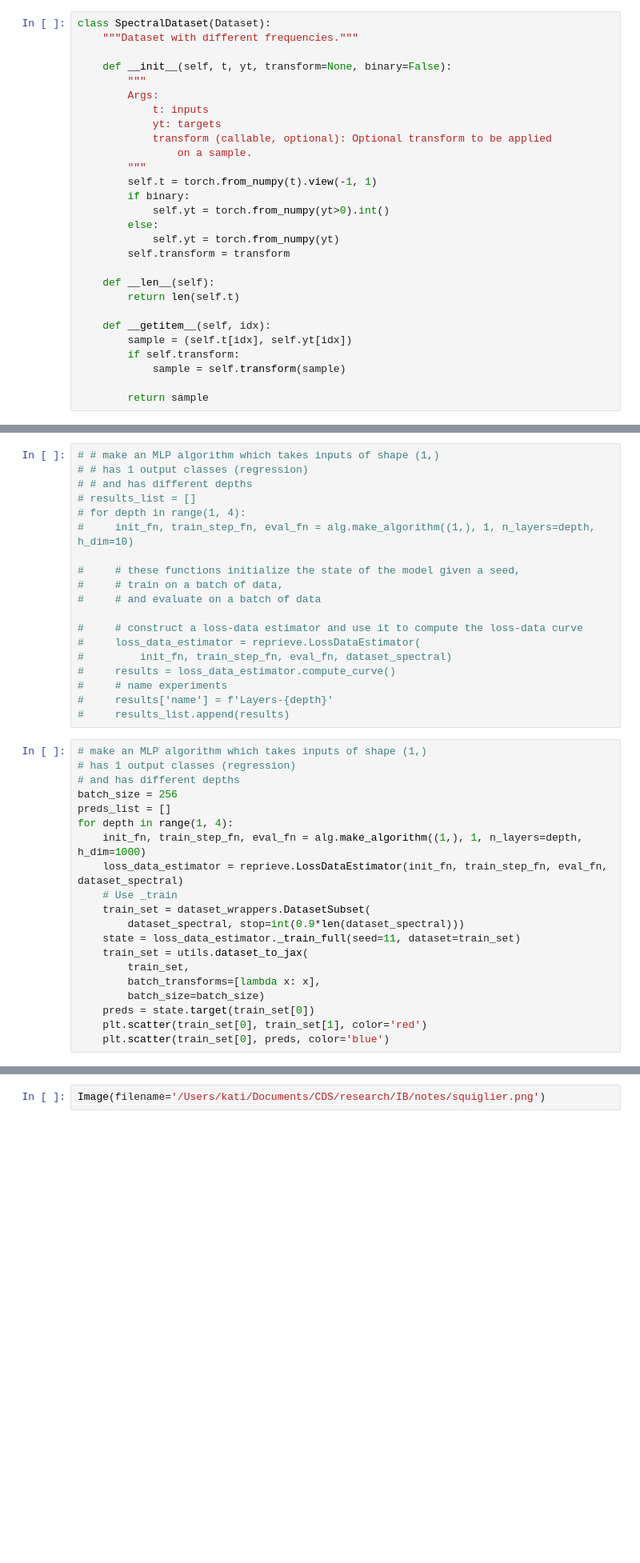
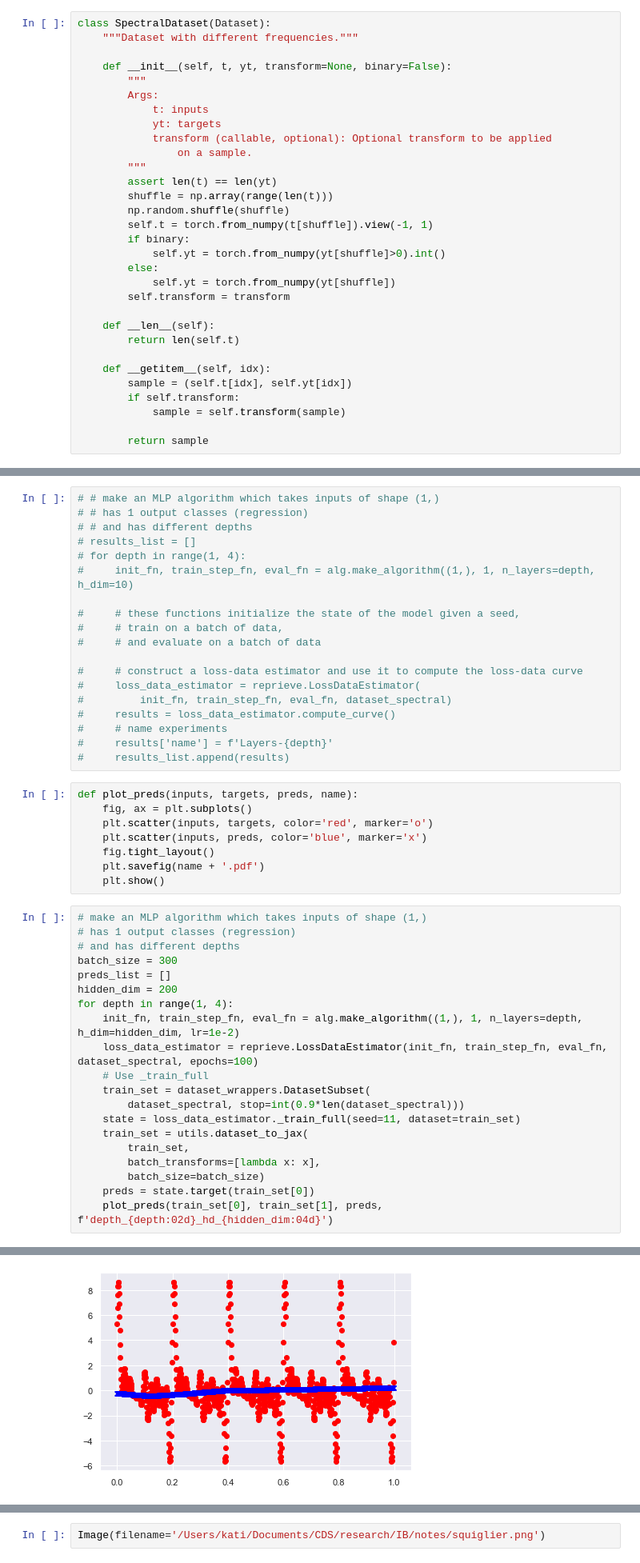
Before and after one commit to kevtimova/reprieve, a Jupyter notebook: examples/example-spectral.ipynb, the cells around one changed output, grey strips where cells are left out. Shown at 80% size. Cells and saved outputs as stored; diff of their text form; blank space fills up the shorter version.

Commit message:
plotting the predicitons

```diff
--- a/examples/example-spectral.ipynb
+++ b/examples/example-spectral.ipynb
@@ -58,11 +63,14 @@ class SpectralDataset(Dataset):
             transform (callable, optional): Optional transform to be applied
                 on a sample.
         """
-        self.t = torch.from_numpy(t).view(-1, 1)
+        assert len(t) == len(yt)
+        shuffle = np.array(range(len(t)))
+        np.random.shuffle(shuffle)
+        self.t = torch.from_numpy(t[shuffle]).view(-1, 1)
         if binary:
-            self.yt = torch.from_numpy(yt>0).int()
+            self.yt = torch.from_numpy(yt[shuffle]>0).int()
         else:
-            self.yt = torch.from_numpy(yt)
+            self.yt = torch.from_numpy(yt[shuffle])
         self.transform = transform
 
     def __len__(self):
@@ -143,16 +151,25 @@ len(dataset_spectral)
 #     # name experiments
 #     results['name'] = f'Layers-{depth}'
 #     results_list.append(results)
+# %%
+def plot_preds(inputs, targets, preds, name):
+    fig, ax = plt.subplots()
+    plt.scatter(inputs, targets, color='red', marker='o')
+    plt.scatter(inputs, preds, color='blue', marker='x')
+    fig.tight_layout()
+    plt.savefig(name + '.pdf')
+    plt.show()
 # %%
 # make an MLP algorithm which takes inputs of shape (1,)
 # has 1 output classes (regression)
 # and has different depths
-batch_size = 256
+batch_size = 300
 preds_list = []
+hidden_dim = 200
 for depth in range(1, 4):
-    init_fn, train_step_fn, eval_fn = alg.make_algorithm((1,), 1, n_layers=depth, h_dim=1000)
-    loss_data_estimator = reprieve.LossDataEstimator(init_fn, train_step_fn, eval_fn, dataset_spectral)
-    # Use _train
+    init_fn, train_step_fn, eval_fn = alg.make_algorithm((1,), 1, n_layers=depth, h_dim=hidden_dim, lr=1e-2)
+    loss_data_estimator = reprieve.LossDataEstimator(init_fn, train_step_fn, eval_fn, dataset_spectral, epochs=100)
+    # Use _train_full
     train_set = dataset_wrappers.DatasetSubset(
         dataset_spectral, stop=int(0.9*len(dataset_spectral)))
     state = loss_data_estimator._train_full(seed=11, dataset=train_set)
@@ -161,6 +178,5 @@ for depth in range(1, 4):
         batch_transforms=[lambda x: x],
         batch_size=batch_size)
     preds = state.target(train_set[0])
-    plt.scatter(train_set[0], train_set[1], color='red')
-    plt.scatter(train_set[0], preds, color='blue')
+    plot_preds(train_set[0], train_set[1], preds, f'depth_{depth:02d}_hd_{hidden_dim:04d}')
 # %% [output]
@@ -167,0 +183 @@ AttributeError: 'LossDataEstimator' object has no attribute '_train_full'
+[figure, added]
```
Also changed, not shown: parts of 4 cells of this notebook.
